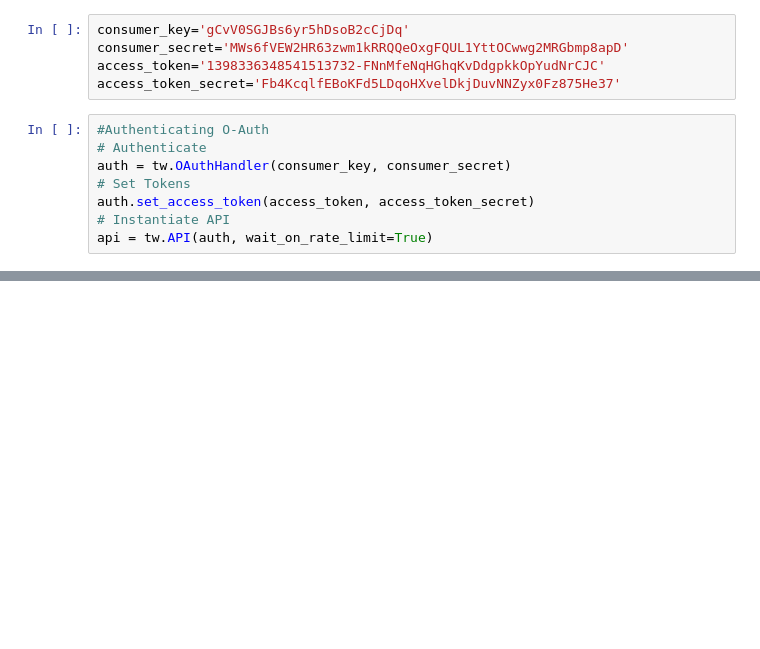
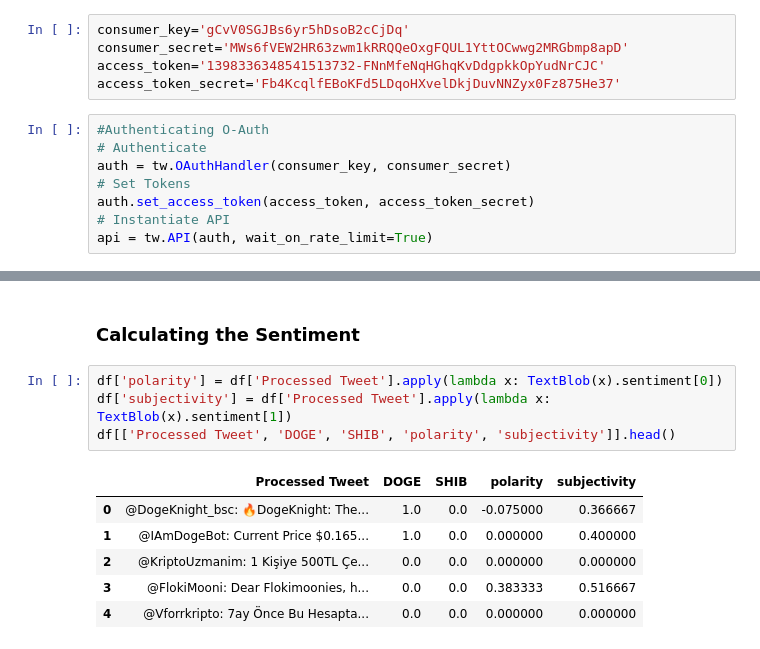
Before and after one commit to Anuragkillswitch/crypto_sentiment_analysis, a Jupyter notebook: crypto_sentiment_analysis.ipynb, the cells around one changed output, grey strips where cells are left out. Saved outputs shown, nothing was run; the diff lists cells and outputs as text; blank space fills up the shorter version.

```diff
--- a/crypto_sentiment_analysis.ipynb
+++ b/crypto_sentiment_analysis.ipynb
@@ -30,0 +183,13 @@ Forbidden: 403 Forbidden
+# %% [markdown]
+### Calculating the Sentiment
+# %%
+df['polarity'] = df['Processed Tweet'].apply(lambda x: TextBlob(x).sentiment[0])
+df['subjectivity'] = df['Processed Tweet'].apply(lambda x: TextBlob(x).sentiment[1])
+df[['Processed Tweet', 'DOGE', 'SHIB', 'polarity', 'subjectivity']].head()
+# %% [output]
+|  | Processed Tweet | DOGE | SHIB | polarity | subjectivity |
+| 0 | @DogeKnight_bsc: 🔥DogeKnight: The... | 1.0 | 0.0 | -0.075000 | 0.366667 |
+| 1 | @IAmDogeBot: Current Price $0.165... | 1.0 | 0.0 | 0.000000 | 0.400000 |
+| 2 | @KriptoUzmanim: 1 Kişiye 500TL Çe... | 0.0 | 0.0 | 0.000000 | 0.000000 |
+| 3 | @FlokiMooni: Dear Flokimoonies, h... | 0.0 | 0.0 | 0.383333 | 0.516667 |
+| 4 | @Vforrkripto: 7ay Önce Bu Hesapta... | 0.0 | 0.0 | 0.000000 | 0.000000 |
```
Also changed, not shown: parts of 22 cells of this notebook, 4 other files.
